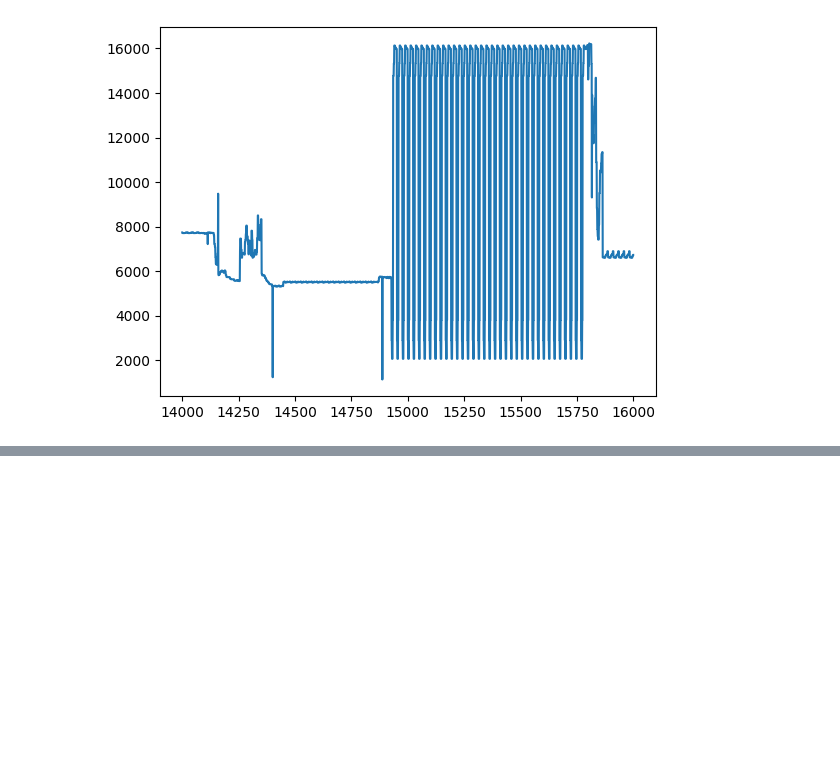
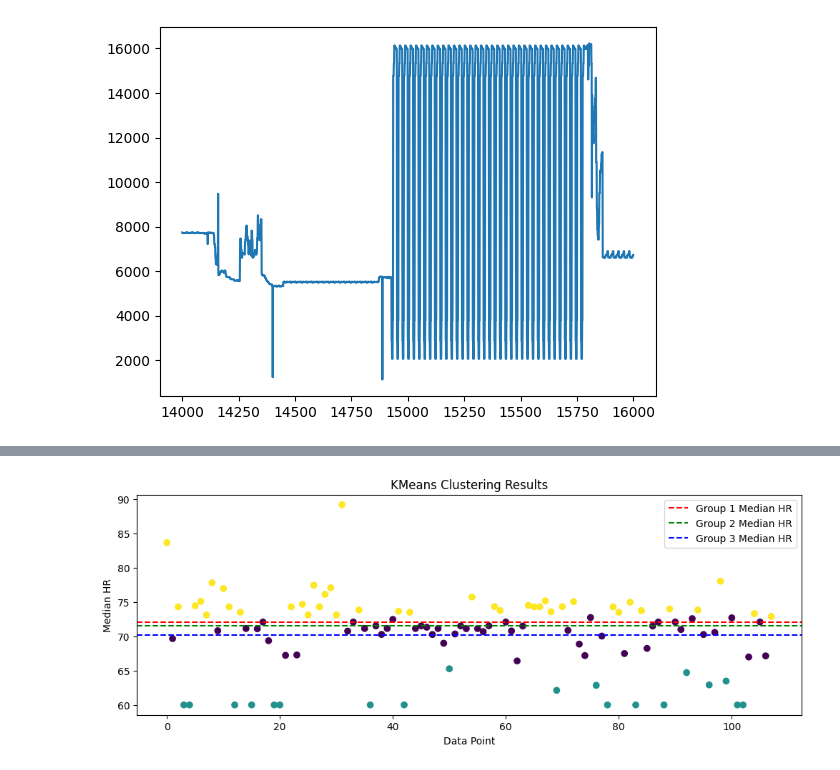
Before and after one commit to tomjefferis/ArtHeart, a Jupyter notebook: artheart.ipynb, the cells around one changed output, grey strips where cells are left out. Saved outputs shown, nothing was run; the diff lists cells and outputs as text; code cells hidden in the pictures; blank space fills up the shorter version.

```diff
--- a/artheart.ipynb
+++ b/artheart.ipynb
@@ -296,0 +239,51 @@ plt.show()
+# %%
+from sklearn.cluster import KMeans
+
+def median_hr(data):
+    dat = []
+    time = []
+
+    for i in range(len(data)):
+        df = data[i]
+        dat.append(df[4])
+        time.append(df[3])
+    dat = cut_to_common_length(dat, time)
+    dat = np.array(dat)
+    dat = np.median(dat, axis=1)
+    return dat
+
+
+# Combine all data into a single array
+combined_list = []
+combined_list.extend(Group1)
+combined_list.extend(Group2)
+combined_list.extend(Group3)
+
+data = median_hr(combined_list)
+
+data = np.array(data).reshape(-1, 1)
+
+# Perform KMeans clustering with 3 clusters
+kmeans = KMeans(n_clusters=3, random_state=0).fit(data)
+
+# Plot the clustering results
+plt.figure(figsize=(12,4))
+plt.scatter(range(len(data)), data, c=kmeans.labels_)
+plt.title('KMeans Clustering Results')
+plt.xlabel('Data Point')
+plt.ylabel('Median HR')
+
+
+# Display median HR for each group
+single_med_hr_group1 = np.median(Group1_med_hr)
+single_med_hr_group2 = np.median(Group2_med_hr)
+single_med_hr_group3 = np.median(Group3_med_hr)
+
+plt.axhline(y=single_med_hr_group1, color='r', linestyle='--', label='Group 1 Median HR')
+plt.axhline(y=single_med_hr_group2, color='g', linestyle='--', label='Group 2 Median HR')
+plt.axhline(y=single_med_hr_group3, color='b', linestyle='--', label='Group 3 Median HR')
+
+plt.legend()
+plt.show()
+# %% [output]
+[figure, added]
```
Also changed, not shown: parts of 8 cells of this notebook, 2 other files.
